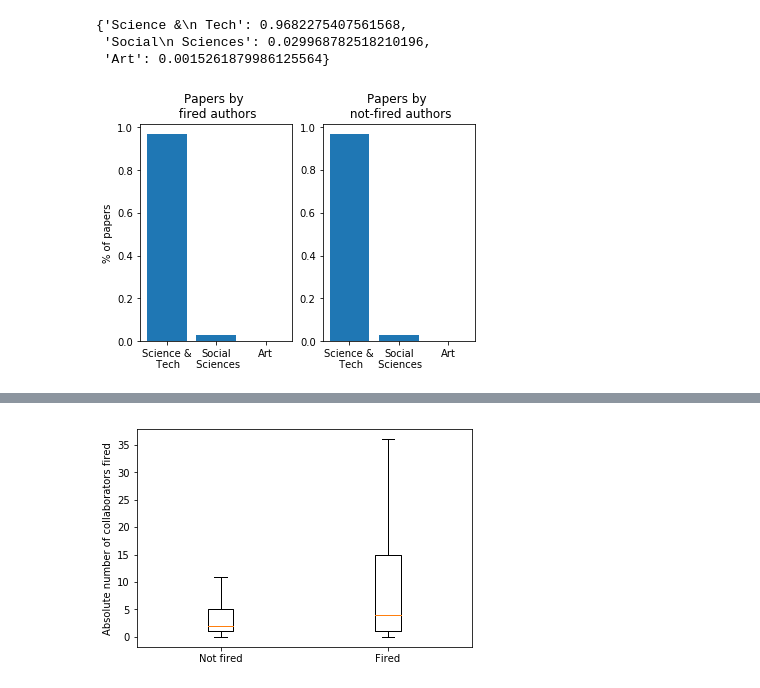
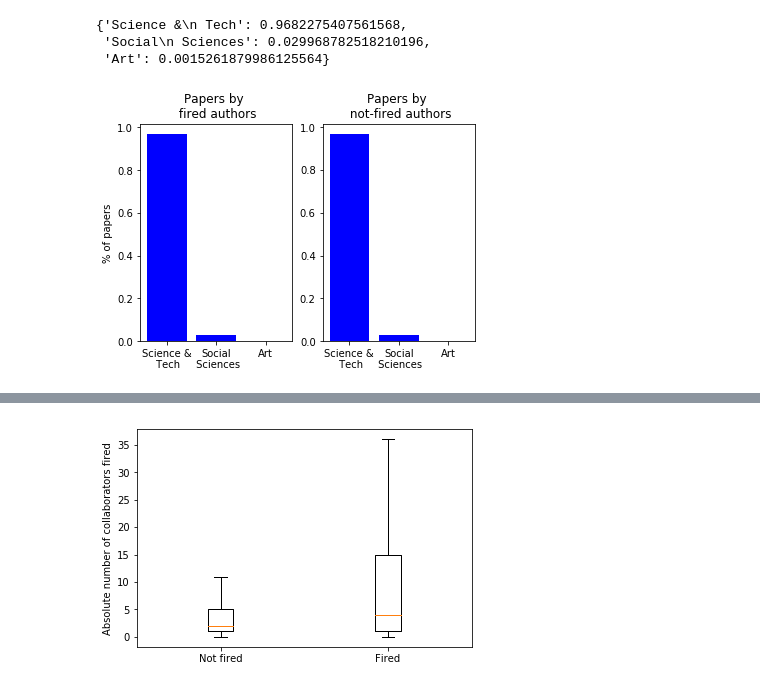
Before and after one commit to jogarrid/ArticleClassification, a Jupyter notebook: data_analysis/dataExploration2.ipynb, the cells around one changed output, grey strips where cells are left out. Saved outputs shown, nothing was run; the diff lists cells and outputs as text; code cells hidden in the pictures.

```diff
--- a/data_analysis/dataExploration2.ipynb
+++ b/data_analysis/dataExploration2.ipynb
@@ -59,18 +59,18 @@ cases_fdict
  'Art': 0.0015261879986125564}
 # %%
 plt.subplot(1,2,1)
-plt.bar(cases_fdict.keys(), cases_fdict.values() )
+plt.bar(cases_fdict.keys(), cases_fdict.values(),color='b')
 plt.title('Papers by \n fired authors')
 plt.ylabel('% of papers')
 plt.subplot(1,2,2)
 
-plt.bar(cases_nfdict.keys(), cases_nfdict.values())
+plt.bar(cases_nfdict.keys(), cases_nfdict.values(),color='b')
 plt.title('Papers by \n not-fired authors')
 
 
-plt.savefig('headings.png')
+plt.savefig('../images/headings.png')
 # %% [output]
-[figure, old version]
+[figure, new version]
 # %%
 cases_nf = not_fired['Source'].value_counts()/len(not_fired)
 cases_f = fired['Source'].value_counts()/len(fired)
```
Also changed, not shown: parts of 9 cells of this notebook, 3 other files.
